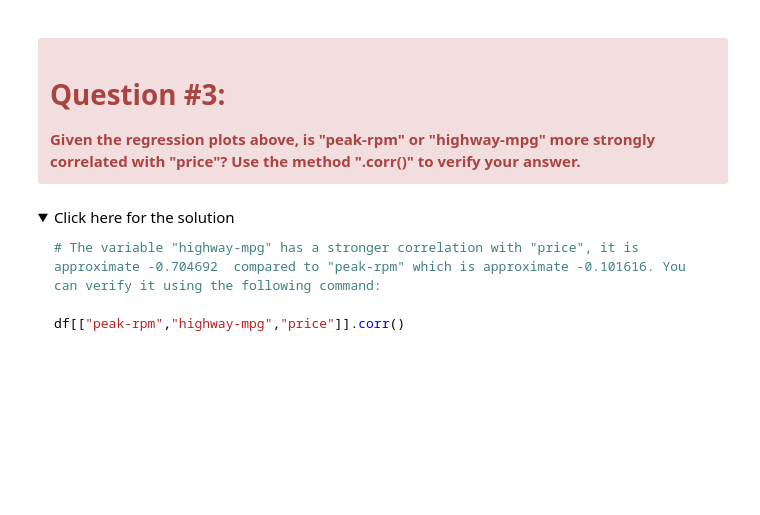
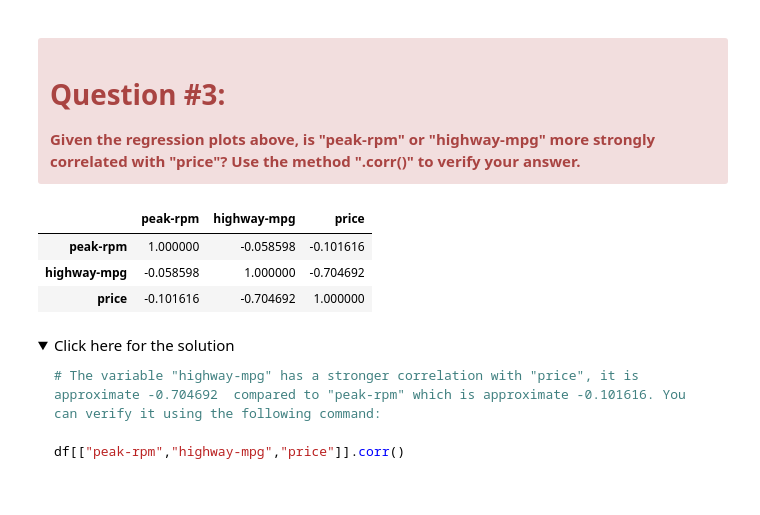
Before and after one commit to ajrodriguezo/IBM-DA0101EN-Data-Analysis-with-Python, a Jupyter notebook: lab4/lab4.ipynb, the cells around one changed output. Cells and saved outputs as stored; diff of their text form; code cells hidden in the pictures; folded sections open; blank space fills up the shorter version.

```diff
--- a/lab4/lab4.ipynb
+++ b/lab4/lab4.ipynb
@@ -83,7 +87,9 @@ you will need to download the dataset; if you are running locally(Jupyter anacon
 # %% [markdown]
 Load the data and store it in dataframe `df`:
+# %%
+filename = "https://cf-courses-data.s3.us.cloud-object-storage.appdomain.cloud/IBMDeveloperSkillsNetwork-DA0101EN-SkillsNetwork/labs/Data%20files/automobileEDA.csv"
 # %%
-df = pd.read_csv("automobileEDA.csv", header=0)
+df = pd.read_csv(filename, header=0)
 # %%
 df.head()
 # %% [output]
@@ -406,6 +472,13 @@ plt.ylim(0,)
 # %%
 # Write your code below and press Shift+Enter to execute
 # The variable "highway-mpg" has a stronger correlation with "price", it is approximate -0.704692  compared to "peak-rpm" which is approximate -0.101616. You can verify it using the following command:
+
+df[['peak-rpm','highway-mpg','price']].corr()
+# %% [output]
+|  | peak-rpm | highway-mpg | price |
+| peak-rpm | 1.000000 | -0.058598 | -0.101616 |
+| highway-mpg | -0.058598 | 1.000000 | -0.704692 |
+| price | -0.101616 | -0.704692 | 1.000000 |
 # %% [markdown]
 <details><summary>Click here for the solution</summary>
 
```
Also changed, not shown: parts of 27 cells of this notebook, 1 other file.
